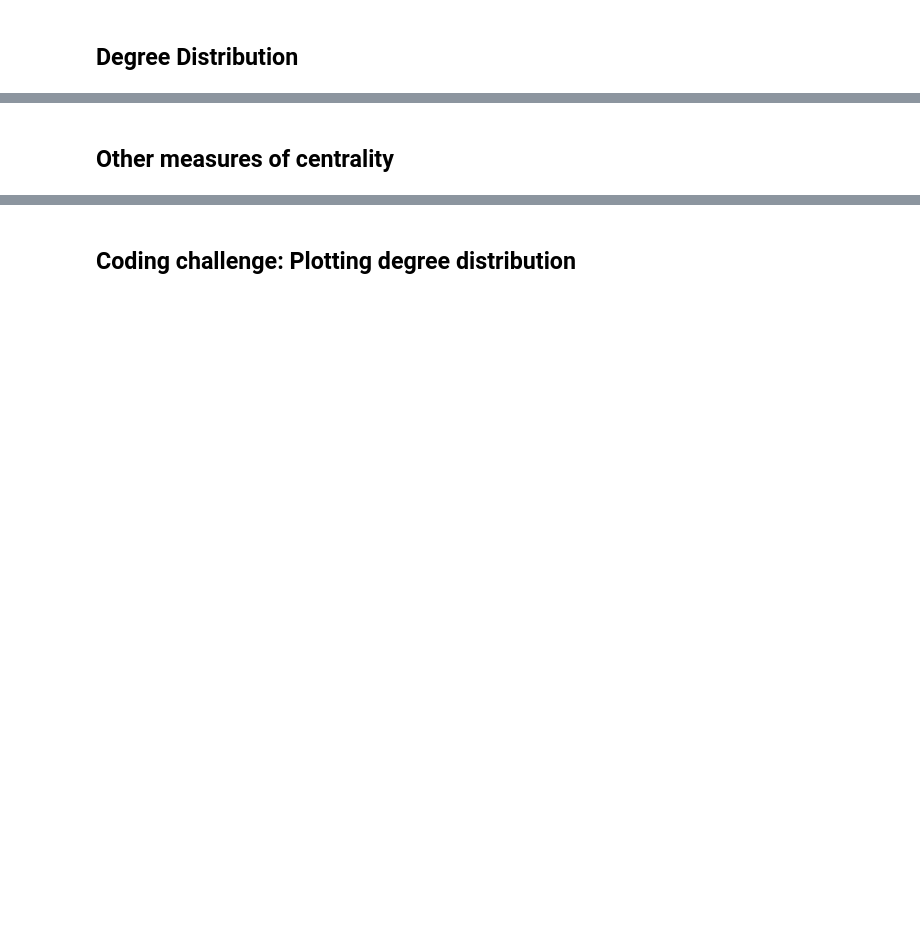
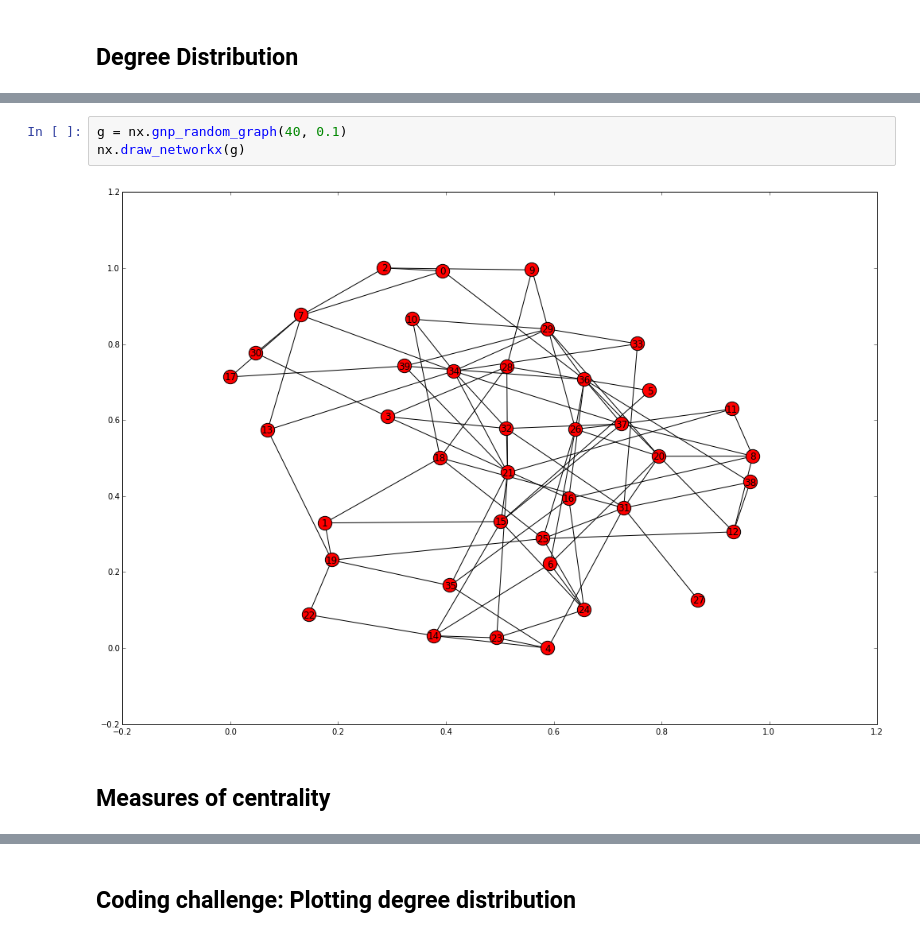
Before and after one commit to davebshow/DH3501, a Jupyter notebook: class6.ipynb, the cells around one changed output, grey strips where cells are left out. Drawn from its saved outputs; the diff is of its cells as text; blank space fills up the shorter version.

```diff
--- a/class6.ipynb
+++ b/class6.ipynb
@@ -235,2 +302,7 @@ A **walk** in a network  $g \in G(N)$ betgween nodes $i$ and $j$ is a sequence o
+# %%
+g = nx.gnp_random_graph(40, 0.1)
+nx.draw_networkx(g)
+# %% [output]
+[figure, added]
 # %% [markdown]
-## Other measures of centrality
+## Measures of centrality
```
Also changed, not shown: parts of 22 cells of this notebook, 4 other files.
